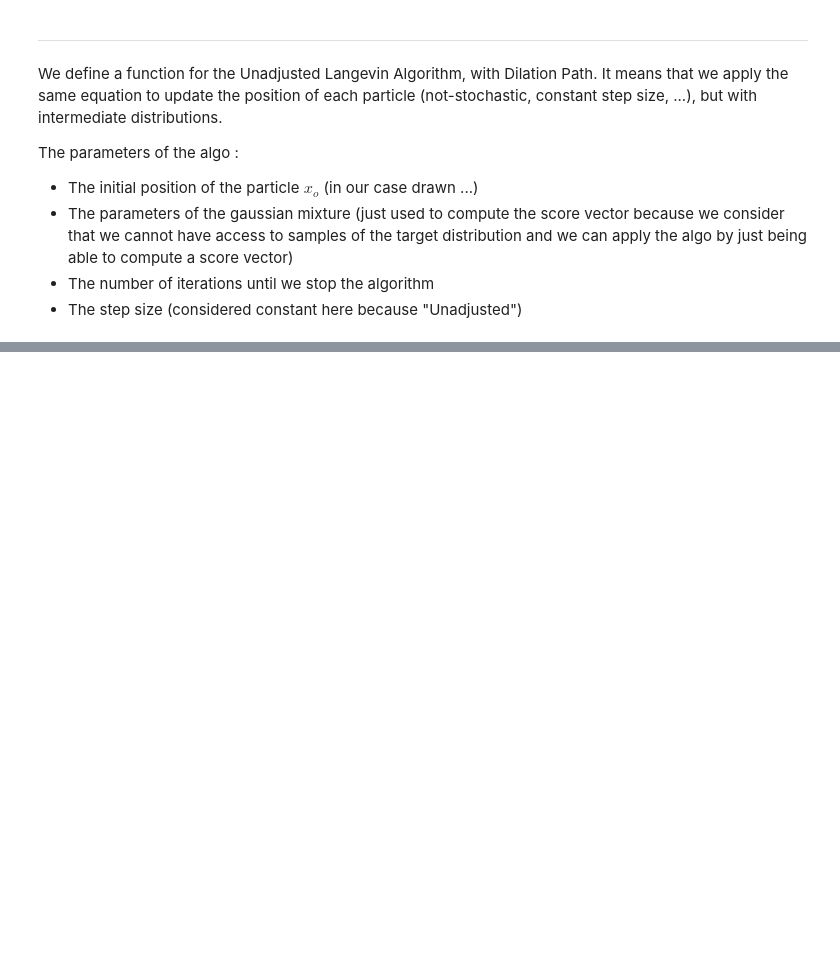
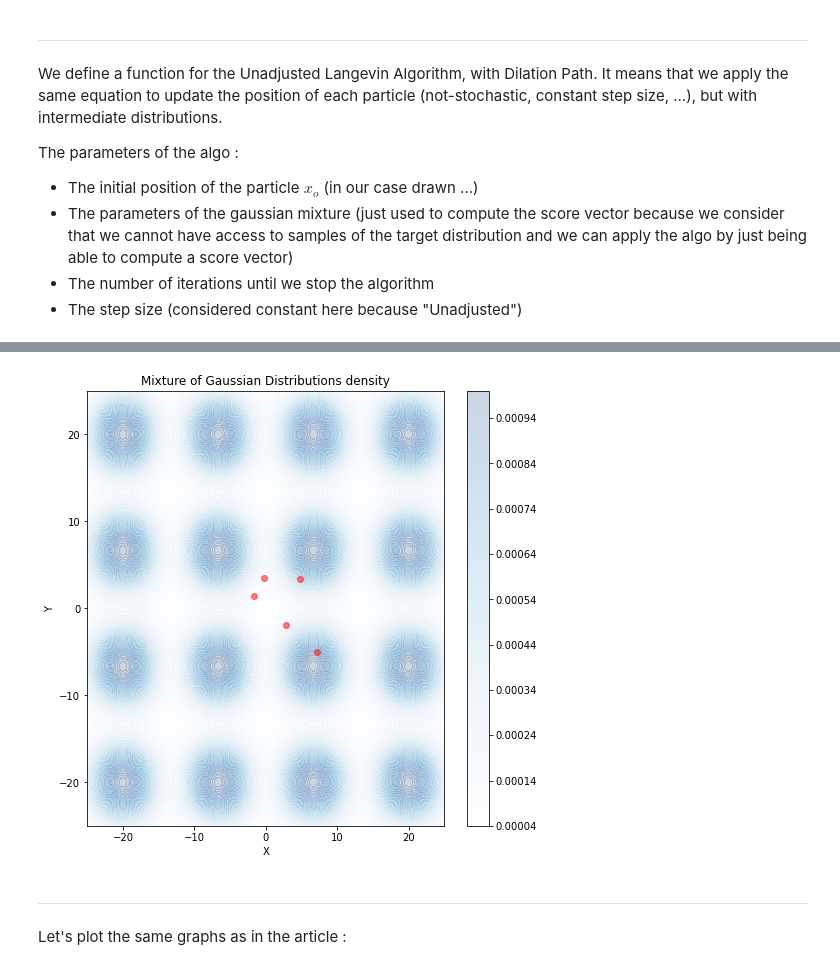
Before and after one commit to PyTomSss/Research_Project-Imperial_College, a Jupyter notebook: Dilation_path_experiment.ipynb, the cells around one changed output, grey strips where cells are left out. Saved outputs shown, nothing was run; the diff lists cells and outputs as text; code cells hidden in the pictures; blank space fills up the shorter version.

```diff
--- a/Dilation_path_experiment.ipynb
+++ b/Dilation_path_experiment.ipynb
@@ -474,0 +536,49 @@ generate_multimodal(centers, covariances, weights, np.array(x_result))
+# %%
+def ULA_geometric(x_init, weights, centers, covariances, step, n_iter):
+
+    dim_var = x_init.shape[0]
+
+    x_tab = []
+
+    x = x_init # Initialisation with a 2-dimensional standerd normal distribution
+
+    time = 0
+
+    for i in tqdm(range(n_iter)):
+
+        time = (i+1)*step
+        schedule = min(1, time)
+
+        # Each iteration we compute the gradient of the target distribution and update the position of the particle
+        grad = schedule * grad_multimodal(x, weights, centers, covariances, 1) + (1 - schedule) * x
+
+        x = x - step * grad + np.sqrt(2*step) * np.random.normal(size=dim_var)
+
+        x_tab.append(x)
+
+    return x_tab
+# %%
+def plot_ULA_geom(nb_particles, step, nb_iter, weights, centers, covariances):
+
+    ## Initialisation : for the moment manually
+
+    sample_init = np.random.multivariate_normal(np.array([0, 0]), np.array([[1, 0], [0, 1]]), nb_particles)
+
+    x_result = []
+
+    for j in tqdm(range(nb_particles)):
+
+        x_init = sample_init[j, :]
+
+        traj = ULA_geometric(x_init, weights, centers, covariances, step, nb_iter)
+
+        x_result.append(traj[-1])
+
+    generate_multimodal(centers, covariances, weights, np.array(x_result))
+# %%
+plot_ULA_geom(5, 0.001, 5000, weights, centers, covariances)
+# %% [output]
+[figure, added]
+# %% [markdown]
+------------------------------------------------------------------------------------------------------------------------------------------------------
+Let's plot the same graphs as in the article :
```
Also changed, not shown: parts of 18 cells of this notebook, 1 other file.
